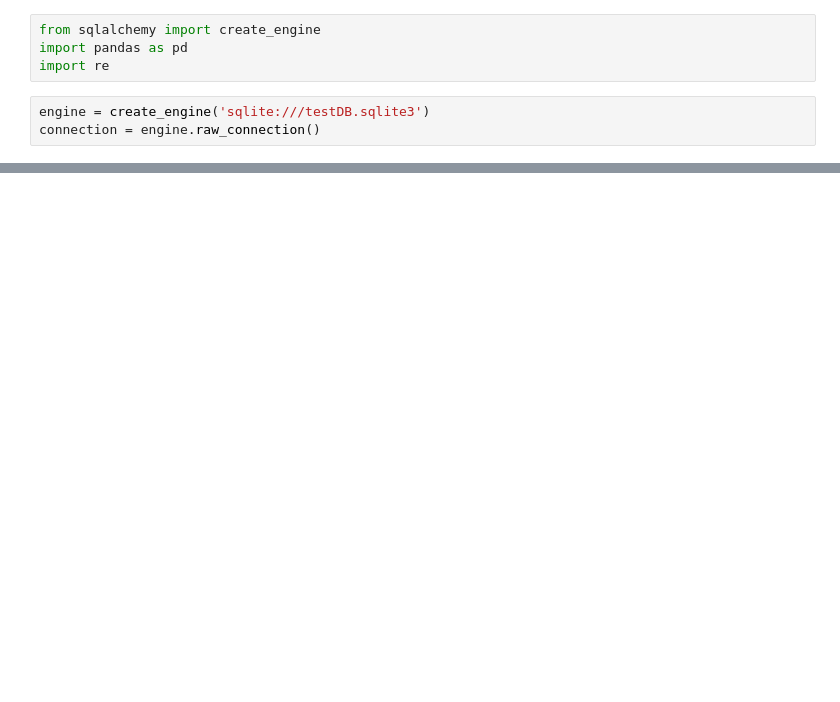
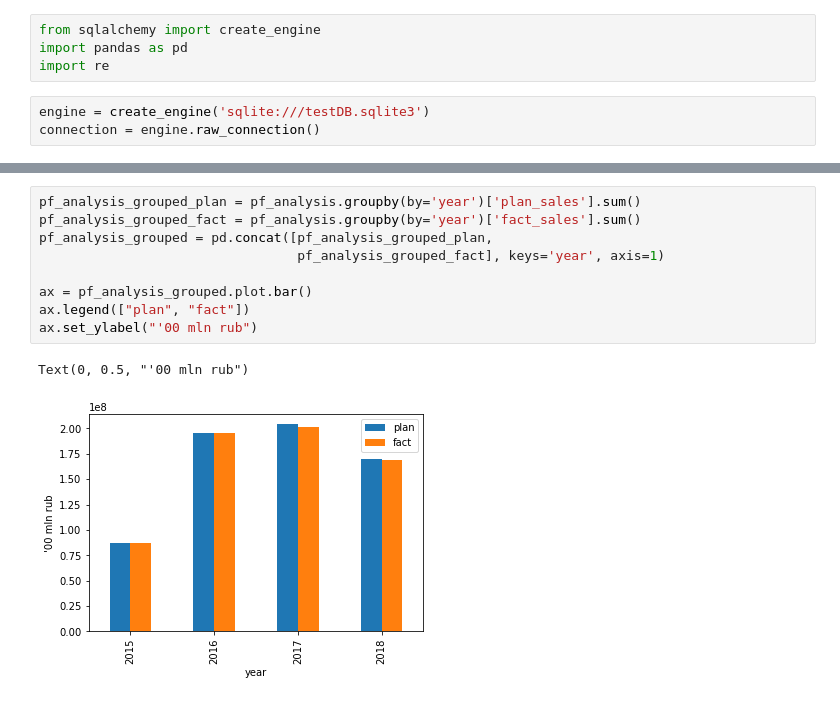
Before and after one commit to eshishmarina/test_task_kontur, a Jupyter notebook: sales_report.ipynb, the cells around one changed output, grey strips where cells are left out. Saved outputs shown, nothing was run; the diff lists cells and outputs as text; blank space fills up the shorter version.

```diff
--- a/sales_report.ipynb
+++ b/sales_report.ipynb
@@ -67,0 +128,12 @@ print(pf_analysis)
+# %%
+pf_analysis_grouped_plan = pf_analysis.groupby(by='year')['plan_sales'].sum()
+pf_analysis_grouped_fact = pf_analysis.groupby(by='year')['fact_sales'].sum()
+pf_analysis_grouped = pd.concat([pf_analysis_grouped_plan,
+                                 pf_analysis_grouped_fact], keys='year', axis=1)
+
+ax = pf_analysis_grouped.plot.bar()
+ax.legend(["plan", "fact"])
+ax.set_ylabel("'00 mln rub")
+# %% [output]
+Text(0, 0.5, "'00 mln rub")
+[figure, added]
```
Also changed, not shown: parts of 23 cells of this notebook, 2 other files.
